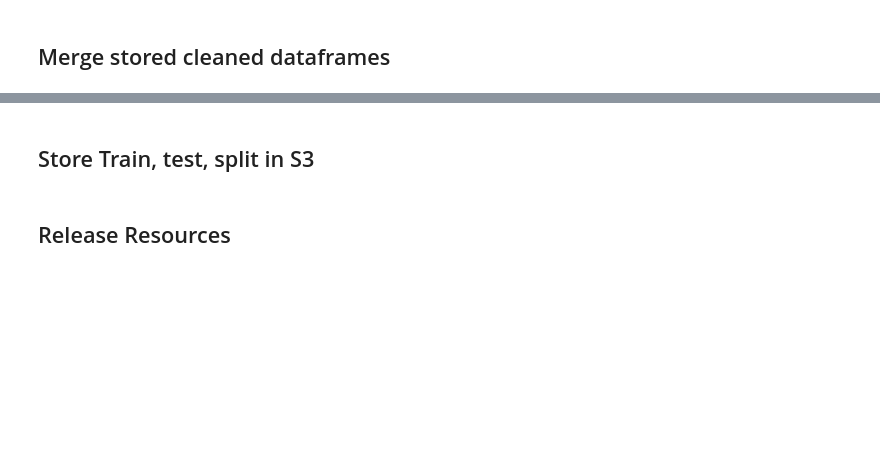
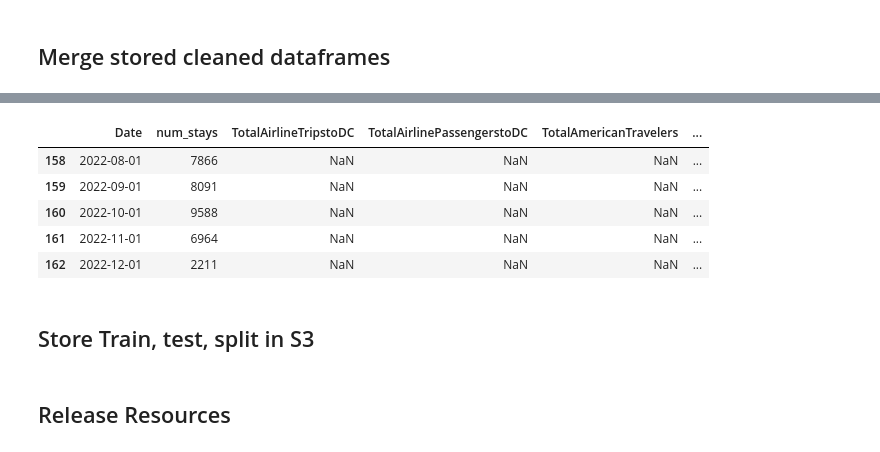
Before and after one commit to hdavis-sandiego/ADS508-Final, a Jupyter notebook: notebooks/02_data_scrub/df_merge.ipynb, the cells around one changed output, grey strips where cells are left out. Saved outputs shown, nothing was run; the diff lists cells and outputs as text; code cells hidden in the pictures; blank space fills up the shorter version.

```diff
--- a/notebooks/02_data_scrub/df_merge.ipynb
+++ b/notebooks/02_data_scrub/df_merge.ipynb
@@ -106,3 +105,19 @@ finaldf.head(5)
+# %%
+# modified to include all values and include nans for missing time periods
+
+merge1_left_join = pd.merge(reviews_date, travelstats, on='Date', how='left')
+merge1_left_join = merge1_left_join.rename(columns={"numstays": "DCAirBnbStays"})
+
+finaldf_left_join = pd.merge(merge1_left_join, income_value_grouped, on='Date', how='left')
+
+finaldf_left_join.tail(5)
+# %% [output]
+|  | Date | num_stays | TotalAirlineTripstoDC | TotalAirlinePassengerstoDC | TotalAmericanTravelers | ... |
+| 158 | 2022-08-01 | 7866 | NaN | NaN | NaN | ... |
+| 159 | 2022-09-01 | 8091 | NaN | NaN | NaN | ... |
+| 160 | 2022-10-01 | 9588 | NaN | NaN | NaN | ... |
+| 161 | 2022-11-01 | 6964 | NaN | NaN | NaN | ... |
+| 162 | 2022-12-01 | 2211 | NaN | NaN | NaN | ... |
 # %% [markdown]
 ## Store Train, test, split in S3
 # %%
```
Also changed, not shown: parts of 6 cells of this notebook, 1 other file.
